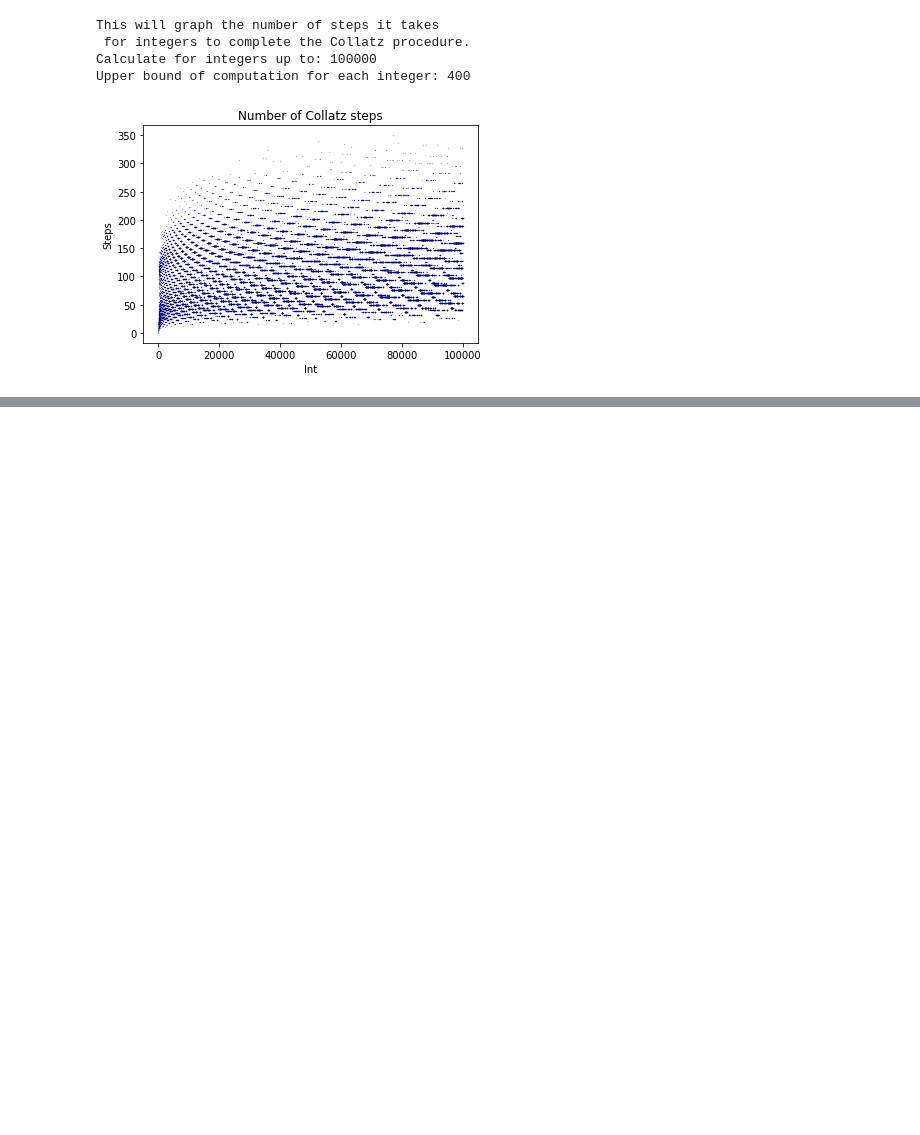
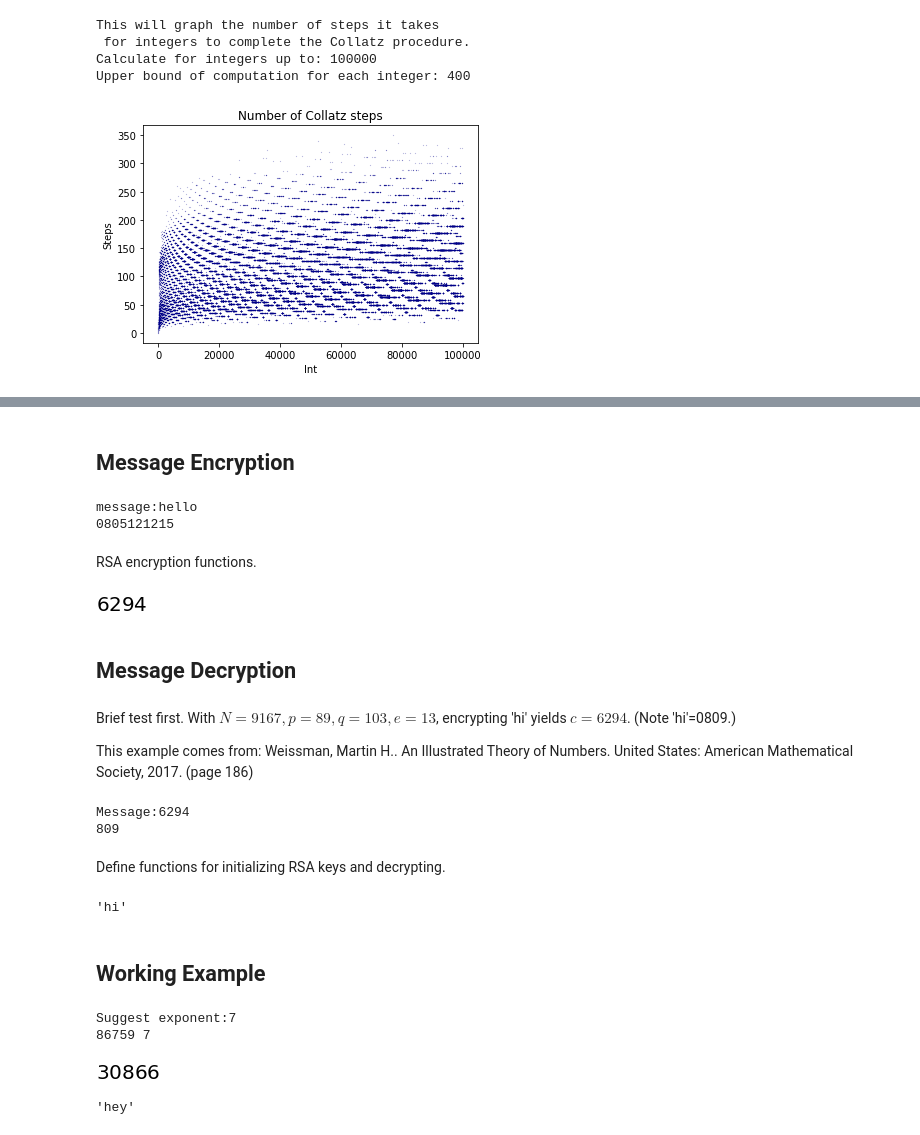
Before and after one commit to hhboorstein/number-theory, a Jupyter notebook: nt.ipynb, the cells around one changed output, grey strips where cells are left out. Drawn from its saved outputs; the diff is of its cells as text; code cells hidden in the pictures; blank space fills up the shorter version.

```diff
--- a/nt.ipynb
+++ b/nt.ipynb
@@ -158,0 +242,52 @@ Upper bound of computation for each integer: 400
+# %% [markdown]
+## Message Encryption
+# %%
+# encoding dictionary
+rsa_alphabet={' ':'00','a':'01','b':'02','c':'03','d':'04','e':'05',
+              'f':'06','g':'07','h':'08','i':'09','j':'10','k':'11',
+              'l':'12','m':'13','n':'14','o':'15','p':'16','q':'17',
+              'r':'18','s':'19','t':'20','u':'21','v':'22','w':'23',
+              'x':'24','y':'25','z':'26'}
+# decoding dictionary
+inv_dict={num:let for let,num in rsa_alphabet.items()}
+# %%
+# message to digits
+mess=str(input("message:"))
+m=''
+for let in mess:
+  m+=rsa_alphabet[let]
+print(m)
+# %% [output]
+message:hello
+0805121215
+# %% [markdown]
+RSA encryption functions.
+# %%
+def mess_to_int(mess):
+  '''Translates string to int via RSA dictionary.
+  Must declare rsa_alphabet first.'''
+  m=''
+  for let in mess:
+    if let not in rsa_alphabet:
+      raise Exception('invalid character; lower case english and space allowed')
+    m+=rsa_alphabet[let]
+  return int(m)
+
+def rsa_encrypt(message,modulus,exponent):
+  '''Encrypts a string with RSA encryption.
+  Only lower case characters and spaces allowed.
+  Limited by size of modulus.
+  Note: public key=(modulus,exponent).'''
+  c=pow(mess_to_int(message),exponent,modulus)
+  return c
+# %%
+# test
+rsa_encrypt('hi',9167,13)
+# %% [output]
+[figure, added]
+# %% [markdown]
+## Message Decryption
+# %% [markdown]
+Brief test first. With $N=9167,p=89,q=103,e=13$, encrypting 'hi' yields $c=6294$. (Note 'hi'=0809.)
+
+This example comes from: Weissman, Martin H.. An Illustrated Theory of Numbers. United States: American Mathematical Society, 2017. (page 186)
@@ -158,0 +302,7 @@ Upper bound of computation for each integer: 400
+# %%
+rsa_test(89,103,13)
+# %% [output]
+Message:6294
+809
+# %% [markdown]
+Define functions for initializing RSA keys and decrypting.
@@ -158,0 +332,20 @@ Upper bound of computation for each integer: 400
+# %%
+rsa_decrypt(6294)
+# %% [output]
+'hi'
+# %% [markdown]
+## Working Example
+# %%
+(N,e,d)=init_rsa(101,859)
+print(N,e)
+# %% [output]
+Suggest exponent:7
+86759 7
+# %%
+rsa_encrypt('hey',N,e)
+# %% [output]
+[figure, added]
+# %%
+rsa_decrypt(30866)
+# %% [output]
+'hey'
```
Also changed, not shown: parts of 19 cells of this notebook.
